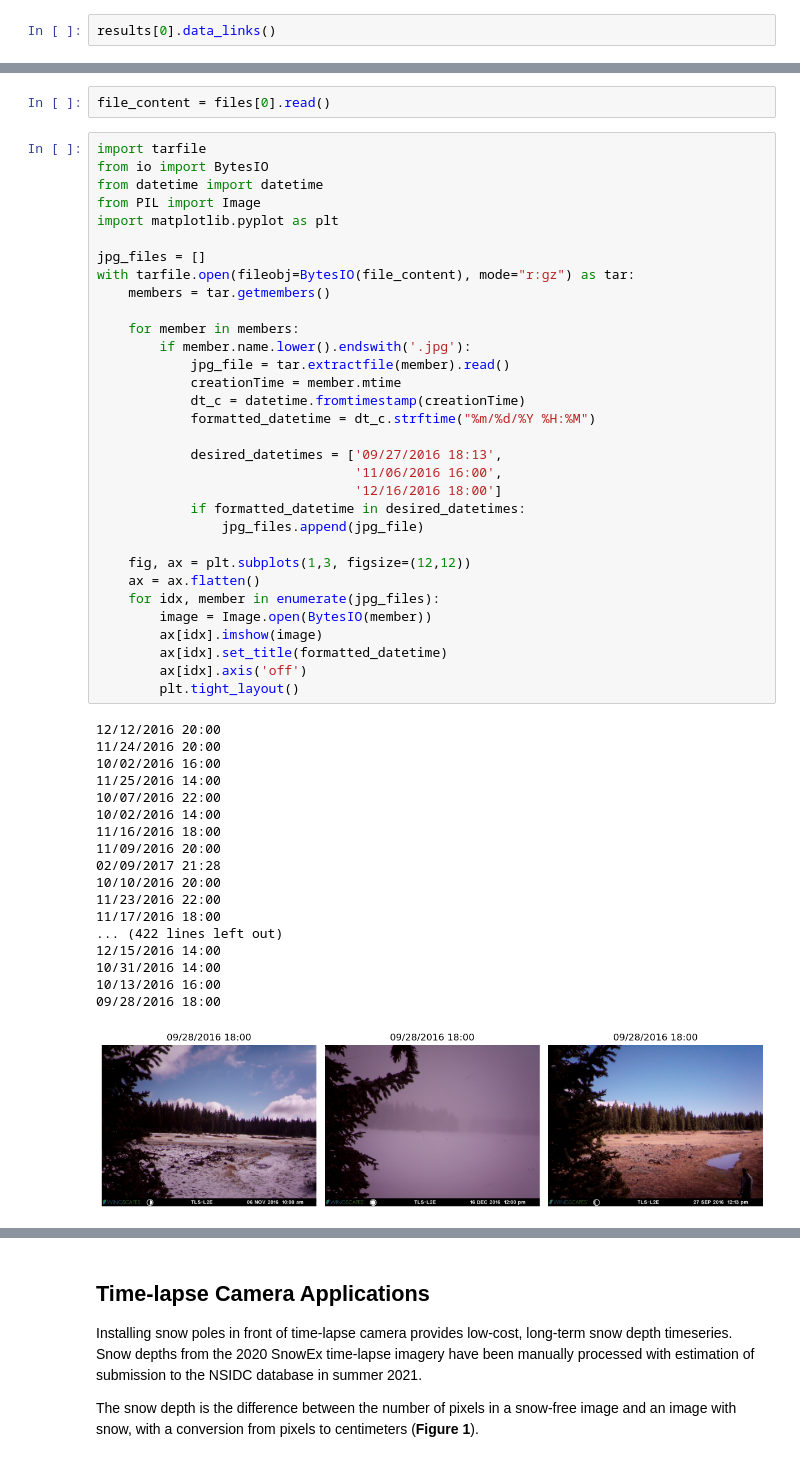
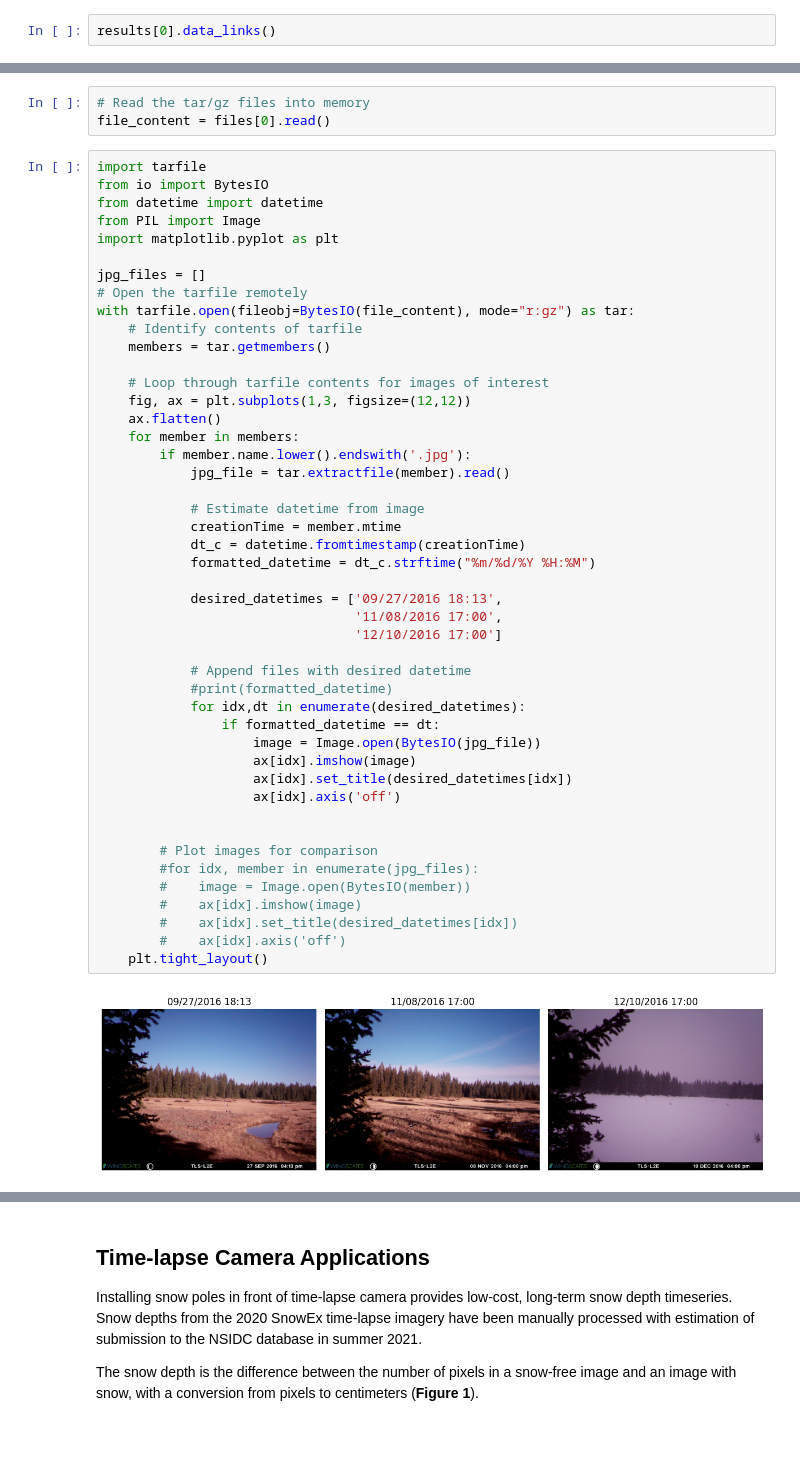
Before and after one commit to SnowEx/snow-cookbook, a Jupyter notebook: notebooks/timelapse-camera-tutorial.ipynb, the cells around one changed output, grey strips where cells are left out. Drawn from its saved outputs; the diff is of its cells as text.

```diff
--- a/notebooks/timelapse-camera-tutorial.ipynb
+++ b/notebooks/timelapse-camera-tutorial.ipynb
@@ -136,53 +99,51 @@ with tarfile.open(fileobj=BytesIO(response.content), mode="r:gz") as tar:
 # %%
+# Read the tar/gz files into memory
 file_content = files[0].read()
 # %%
 import tarfile
 from io import BytesIO
 from datetime import datetime
 from PIL import Image
 import matplotlib.pyplot as plt
 
 jpg_files = []
+# Open the tarfile remotely
 with tarfile.open(fileobj=BytesIO(file_content), mode="r:gz") as tar:
+    # Identify contents of tarfile
     members = tar.getmembers()
 
+    # Loop through tarfile contents for images of interest
+    fig, ax = plt.subplots(1,3, figsize=(12,12))
+    ax.flatten()
     for member in members:
         if member.name.lower().endswith('.jpg'):
             jpg_file = tar.extractfile(member).read()
+
+            # Estimate datetime from image
             creationTime = member.mtime
             dt_c = datetime.fromtimestamp(creationTime)
             formatted_datetime = dt_c.strftime("%m/%d/%Y %H:%M")
 
             desired_datetimes = ['09/27/2016 18:13',
-                                 '11/06/2016 16:00',
-                                 '12/16/2016 18:00']
-            if formatted_datetime in desired_datetimes:
-                jpg_files.append(jpg_file)
+                                 '11/08/2016 17:00',
+                                 '12/10/2016 17:00']
 
-    fig, ax = plt.subplots(1,3, figsize=(12,12))
-    ax = ax.flatten()
-    for idx, member in enumerate(jpg_files):
-        image = Image.open(BytesIO(member))
-        ax[idx].imshow(image)
-        ax[idx].set_title(formatted_datetime)
-        ax[idx].axis('off')
-        plt.tight_layout()
+            # Append files with desired datetime
+            #print(formatted_datetime)
+            for idx,dt in enumerate(desired_datetimes):
+                if formatted_datetime == dt:
+                    image = Image.open(BytesIO(jpg_file))
+                    ax[idx].imshow(image)
+                    ax[idx].set_title(desired_datetimes[idx])
+                    ax[idx].axis('off')
+
+
+        # Plot images for comparison
+        #for idx, member in enumerate(jpg_files):
+        #    image = Image.open(BytesIO(member))
+        #    ax[idx].imshow(image)
+        #    ax[idx].set_title(desired_datetimes[idx])
+        #    ax[idx].axis('off')
+    plt.tight_layout()
 # %% [output]
-12/12/2016 20:00
-11/24/2016 20:00
-10/02/2016 16:00
-11/25/2016 14:00
-10/07/2016 22:00
-10/02/2016 14:00
-11/16/2016 18:00
-11/09/2016 20:00
-02/09/2017 21:28
-10/10/2016 20:00
-11/23/2016 22:00
-11/17/2016 18:00
-... (422 lines left out)
-12/15/2016 14:00
-10/31/2016 14:00
-10/13/2016 16:00
-09/28/2016 18:00
-[figure, old version]
+[figure, new version]
```
Also changed, not shown: parts of 15 cells of this notebook.
